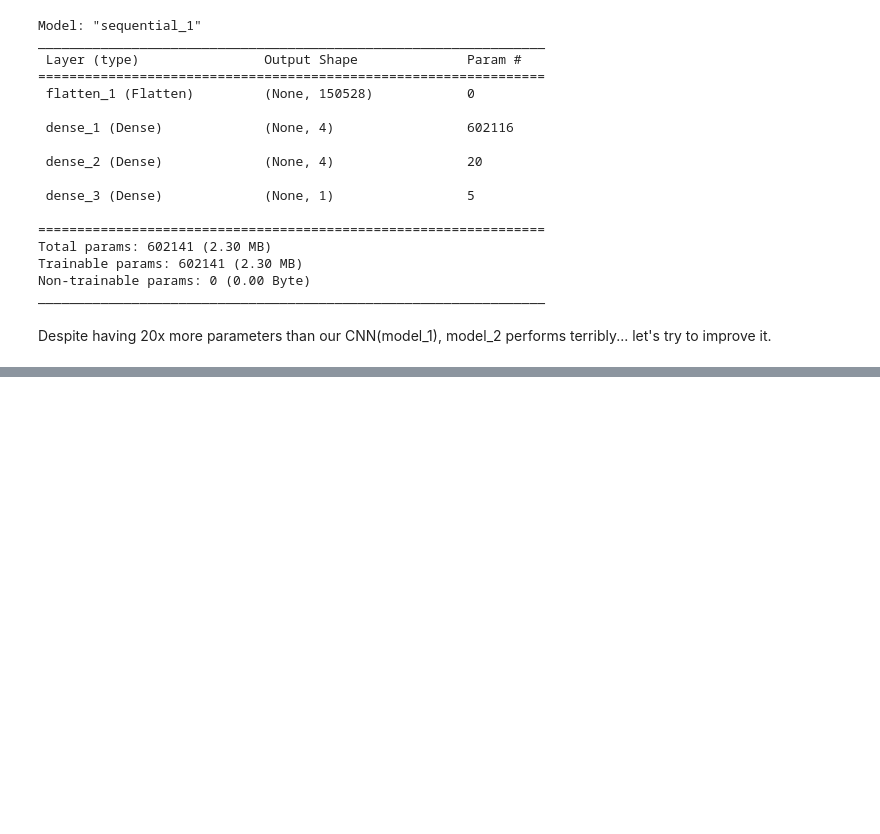
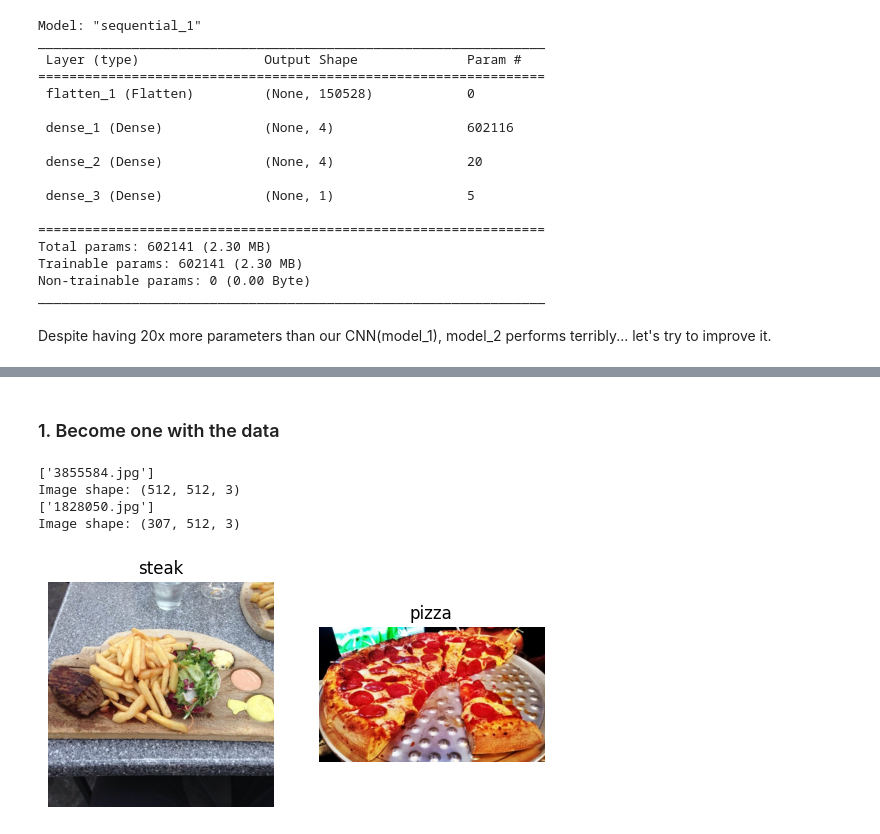
Before and after one commit to jacob7123/TensorFlow, a Jupyter notebook: 03_introduction_to_computer_vision_with_tensorflow.ipynb, the cells around one changed output, grey strips where cells are left out. Cells and saved outputs as stored; diff of their text form; code cells hidden in the pictures; blank space fills up the shorter version.

```diff
--- a/03_introduction_to_computer_vision_with_tensorflow.ipynb
+++ b/03_introduction_to_computer_vision_with_tensorflow.ipynb
@@ -387,0 +398,15 @@ _________________________________________________________________
+# %% [markdown]
+### 1. Become one with the data
+# %%
+# Visulize data
+plt.figure()
+plt.subplot(1, 2, 1)
+steak_img = view_random_image("pizza_steak/train/", "steak")
+plt.subplot(1, 2, 2)
+pizza_img = view_random_image("pizza_steak/train/", "pizza")
+# %% [output]
+['3855584.jpg']
+Image shape: (512, 512, 3)
+['1828050.jpg']
+Image shape: (307, 512, 3)
+[figure, added]
```
Also changed, not shown: parts of 11 cells of this notebook.
